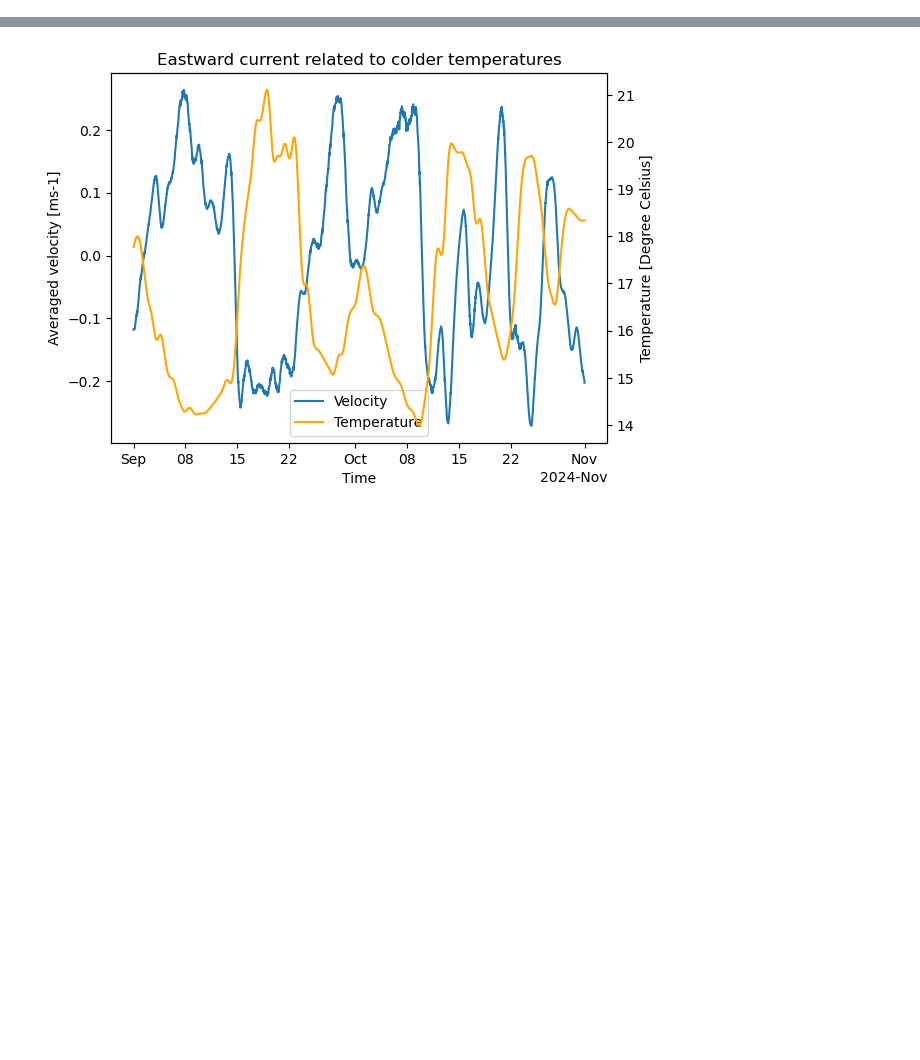
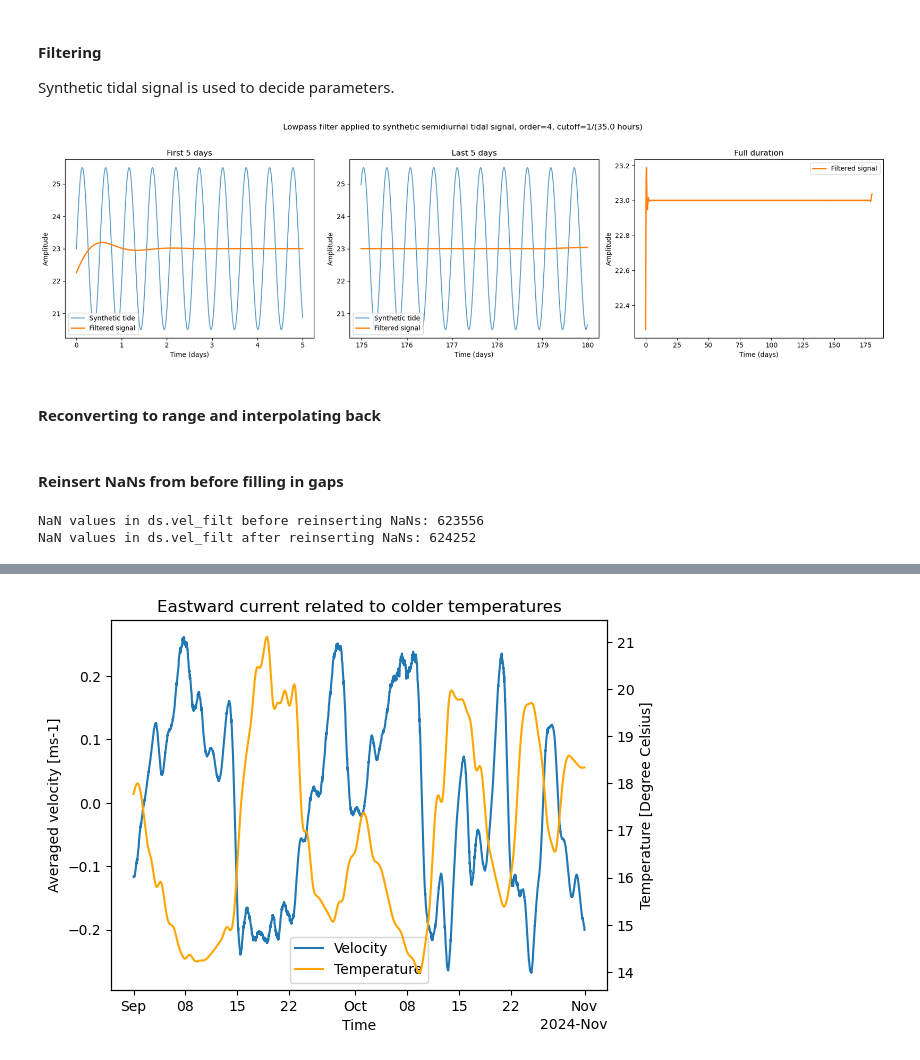
Before and after one commit to AnurovaPrykhodko/ADCP-internship, a Jupyter notebook: data_analysis.ipynb, the cells around one changed output, grey strips where cells are left out. Cells and saved outputs as stored; diff of their text form; code cells hidden in the pictures; blank space fills up the shorter version.

```diff
--- a/data_analysis.ipynb
+++ b/data_analysis.ipynb
@@ -27,0 +93,63 @@ Coordinates:
+# %% [markdown]
+#### Filtering
+
+Synthetic tidal signal is used to decide parameters.
+# %%
+# Filter parameters
+# Cutoff and order are given from filtering synthetic tidal signal.
+order = 4                   # choice of how sharply to filter
+fs= 1/(15 * 60)             # Sampling rate, data is averaged, time step 15 min
+cutoff_period = 35 * 3600   # Tidal frequency cutoff corresponding to period of x hours
+cutoff = 1 / cutoff_period
+nyq = 0.5 * fs              # highest detectable frequency
+normal_cutoff = cutoff/nyq
+
+# Design filter
+sos = butter(order, normal_cutoff, btype='lowpass', output='sos')
+
+# Synthetic tidal signal
+duration = 6 * 30 * 24 * 3600  # 6 months
+dt = 15 * 60                   # 15 intervals
+t = np.arange(0, duration, dt)
+T = 12.42 * 3600        # Semidiurnal tide has period of ~12.42 hours
+omega = 2 * np.pi / T   # Angular frequency
+
+tidal_signal = 23 + 2.5 * np.sin(omega * t)
+
+# Apply filter on tidal signal
+filtered_signal = sosfiltfilt(sos, tidal_signal)
+
+# Plot tidal signal before and after fitlering
+fig, (ax1, ax2, ax3) = plt.subplots(1, 3, figsize=(18, 5))
+t_days = t / (24 * 3600)
+
+# First 5 days
+mask_first = t_days <= 5
+ax1.plot(t_days[mask_first], tidal_signal[mask_first], label='Synthetic tide', alpha=0.7)
+ax1.plot(t_days[mask_first], filtered_signal[mask_first], label='Filtered signal', linewidth=2)
+ax1.set_xlabel('Time (days)')
+ax1.set_ylabel('Amplitude')
+ax1.set_title('First 5 days')
+ax1.legend()
+
+# Last 5 days
+mask_last = t_days >= (t_days[-1] - 5)
+ax2.plot(t_days[mask_last], tidal_signal[mask_last], label='Synthetic tide', alpha=0.7)
+ax2.plot(t_days[mask_last], filtered_signal[mask_last], label='Filtered signal', linewidth=2)
+ax2.set_xlabel('Time (days)')
+ax2.set_ylabel('Amplitude')
+ax2.set_title('Last 5 days')
+ax2.legend()
+
+# Full duration of filtered signal only
+ax3.plot(t_days, filtered_signal, label='Filtered signal', linewidth=2, color='tab:orange')
+ax3.set_xlabel('Time (days)')
+ax3.set_ylabel('Amplitude')
+ax3.set_title('Full duration')
+ax3.legend()
+
+plt.suptitle(f'Lowpass filter applied to synthetic semidiurnal tidal signal, order={order}, cutoff=1/({(cutoff_period/3600)} hours)', y=1.02)
+plt.tight_layout()
+plt.show()
+# %% [output]
+[figure, added]
@@ -27,0 +183,2 @@ Coordinates:
+# %% [markdown]
+#### Reconverting to range and interpolating back
@@ -27,0 +224,9 @@ Coordinates:
+# %% [markdown]
+#### Reinsert NaNs from before filling in gaps
+# %%
+print('NaN values in ds.vel_filt before reinserting NaNs:', np.isnan(ds['vel_filt']).values.sum())
+ds['vel_filt'] = ds['vel_filt'].where(~mask_nan, other=np.nan)
+print('NaN values in ds.vel_filt after reinserting NaNs:', np.isnan(ds['vel_filt']).values.sum())
+# %% [output]
+NaN values in ds.vel_filt before reinserting NaNs: 623556
+NaN values in ds.vel_filt after reinserting NaNs: 624252
```
Also changed, not shown: parts of 16 cells of this notebook.
